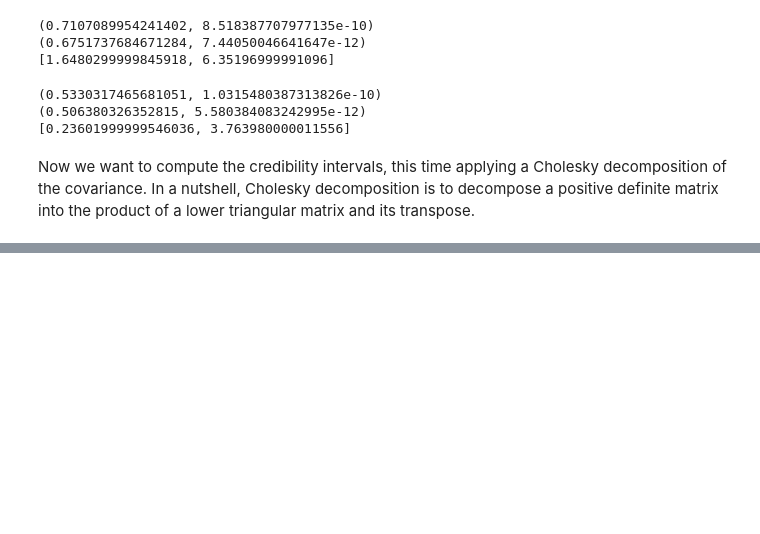
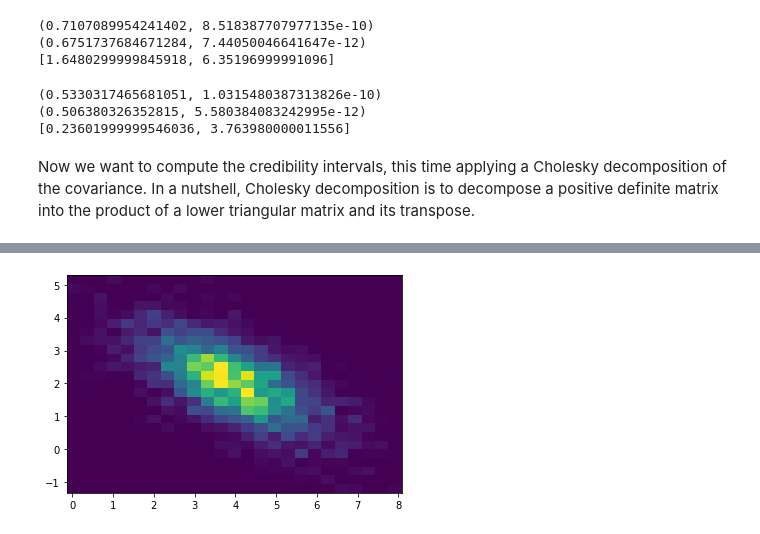
Before and after one commit to blackbianca/Astrostatistics-Cosmology---Homework, a Jupyter notebook: MCMC.ipynb, the cells around one changed output, grey strips where cells are left out. Drawn from its saved outputs; the diff is of its cells as text; code cells hidden in the pictures; blank space fills up the shorter version.

```diff
--- a/MCMC.ipynb
+++ b/MCMC.ipynb
@@ -327,0 +454,14 @@ print(bin1*bin_width_x-2,bin2*bin_width_x-2)
+# %%
+xtry2 = []
+for i in range(int(len(fin2))):
+    xtry2.append(fin2[i][0])
+ytry2 = []
+for i in range(int(len(fin2))):
+    ytry2.append(fin2[i][1])
+
+plt.hist2d(xtry2,ytry2,bins=(25,25))
+
+plt.tight_layout
+plt.show()
+# %% [output]
+[figure, added]
```
Also changed, not shown: parts of 13 cells of this notebook, 1 other file.
